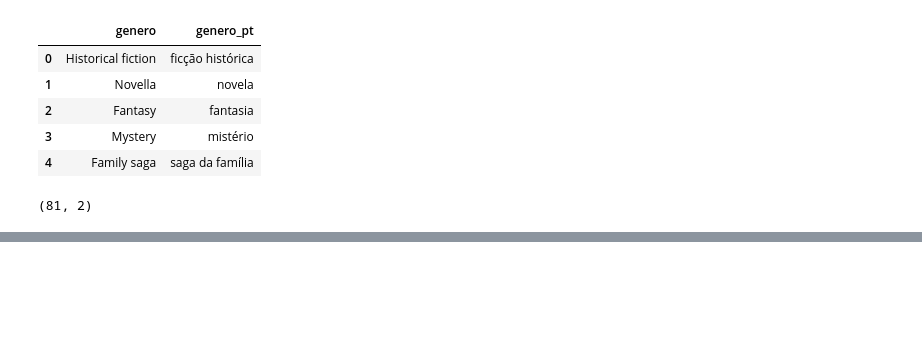
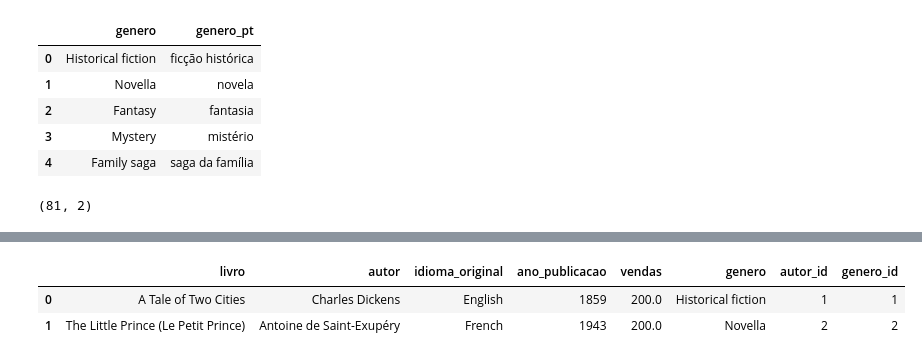
Before and after one commit to Ls-max-oss/Ls-max-oss, a Jupyter notebook: Untitled0.ipynb, the cells around one changed output, grey strips where cells are left out. Saved outputs shown, nothing was run; the diff lists cells and outputs as text; code cells hidden in the pictures; blank space fills up the shorter version.

```diff
--- a/Untitled0.ipynb
+++ b/Untitled0.ipynb
@@ -245,0 +278,6 @@ with open('generos.sql', 'w', encoding='utf-8') as f:
+# %%
+df.head(2)
+# %% [output]
+|  | livro | autor | idioma_original | ano_publicacao | vendas | genero | autor_id | genero_id |
+| 0 | A Tale of Two Cities | Charles Dickens | English | 1859 | 200.0 | Historical fiction | 1 | 1 |
+| 1 | The Little Prince (Le Petit Prince) | Antoine de Saint-Exupéry | French | 1943 | 200.0 | Novella | 2 | 2 |
```
Also changed, not shown: parts of 11 cells of this notebook.
